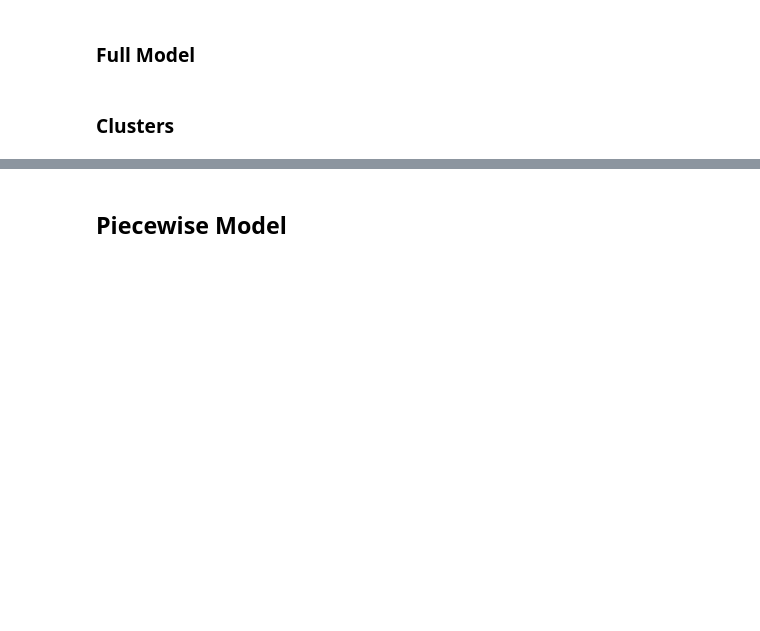
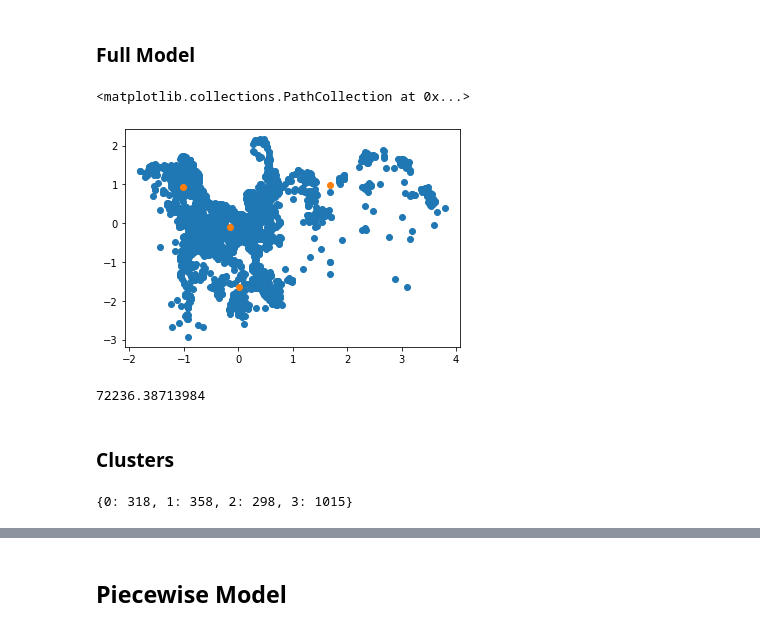
Before and after one commit to M-McKegney/ET5003_SEM1_2021-2, a Jupyter notebook: ET5003_Etivity2_MichaelMcKegney_20149743.ipynb, the cells around one changed output, grey strips where cells are left out. Drawn from its saved outputs; the diff is of its cells as text; code cells hidden in the pictures; blank space fills up the shorter version.

```diff
--- a/ET5003_Etivity2_MichaelMcKegney_20149743.ipynb
+++ b/ET5003_Etivity2_MichaelMcKegney_20149743.ipynb
@@ -727,2 +725,25 @@ gmm = GaussianMixture(n_components=4)
+# %%
+# training gaussian mixture model
+from sklearn.mixture import GaussianMixture
+
+gmm = GaussianMixture(n_components=4)
+
+# Choosing features 4 & 5 which relate to longitude and latitude.
+ind=[4,5]
+
+X_ind = np.vstack([Xn_train[:,ind],Xn_test[:,ind]])
+# Gaussian Mixture
+gmm.fit(X_ind)
+# plot blue dots
+plt.scatter(X_ind[:,0],X_ind[:,1])
+# centroids:  orange dots
+plt.scatter(gmm.means_[:,0],gmm.means_[:,1])
+# %% [output]
+<matplotlib.collections.PathCollection at 0x...>
+[figure, added]
+# %%
+np.max(ys_train)
+# %% [output]
+72236.38713984
 # %% [markdown]
 ### Clusters
@@ -732,0 +750,7 @@ gmm = GaussianMixture(n_components=4)
+# %%
+# train clusters
+clusters_train = gmm.predict(Xn_train[:,ind])
+unique_train, counts_train = np.unique(clusters_train, return_counts=True)
+dict(zip(unique_train, counts_train))
+# %% [output]
+{0: 318, 1: 358, 2: 298, 3: 1015}
```
Also changed, not shown: parts of 26 cells of this notebook.
